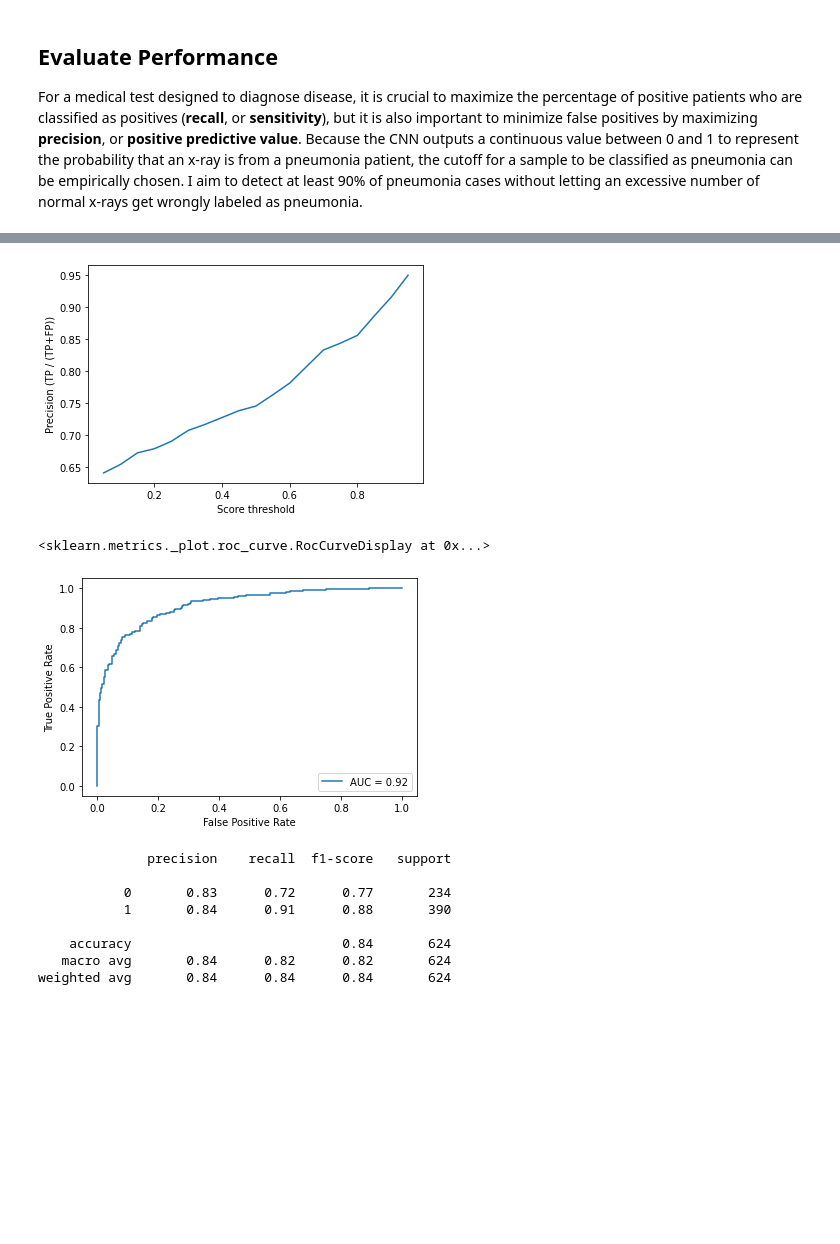
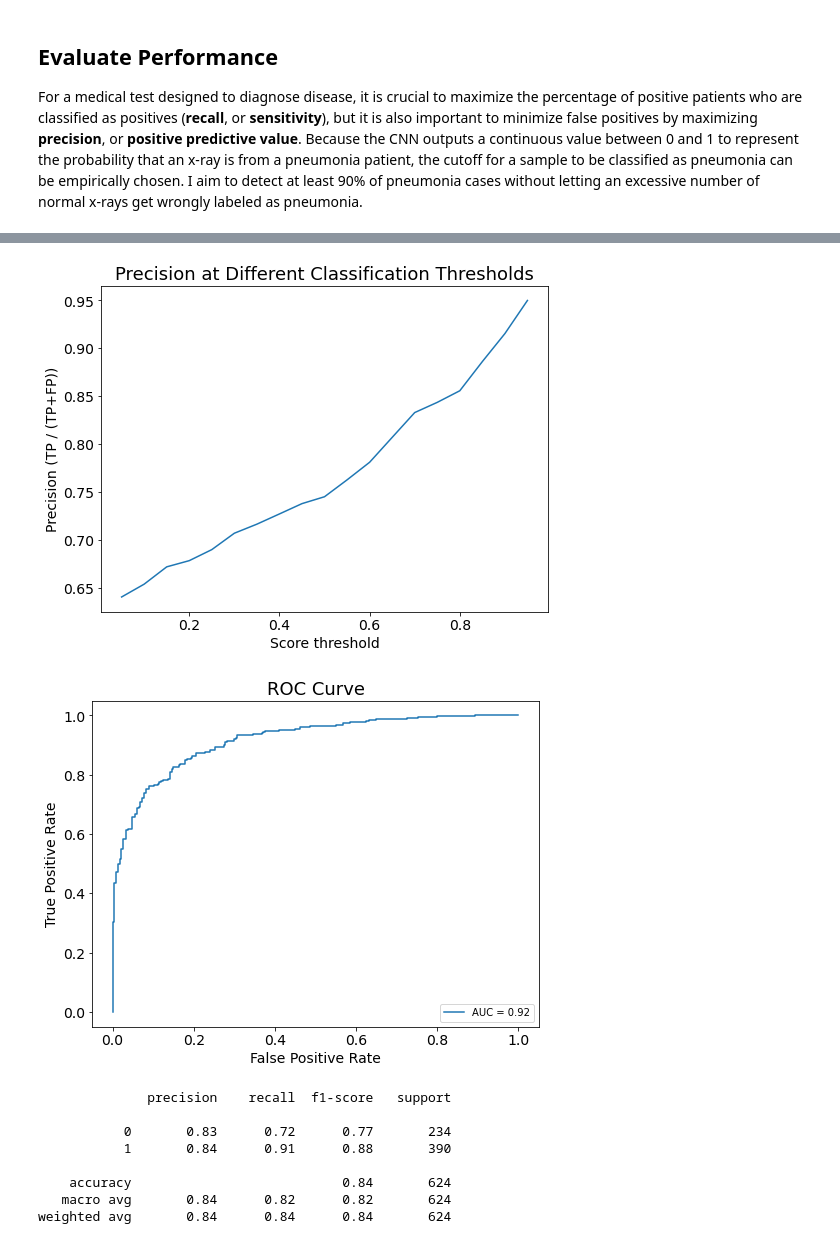
Before and after one commit to sepidehparhami/pneumonia-xray-cnn, a Jupyter notebook: pneumonia.ipynb, the cells around one changed output, grey strips where cells are left out. Cells and saved outputs as stored; diff of their text form; code cells hidden in the pictures; blank space fills up the shorter version.

```diff
--- a/pneumonia.ipynb
+++ b/pneumonia.ipynb
@@ -283 +284,6 @@ y_pred = model.predict(test_ds)
+# %%
+mpl.rc('axes', titlesize=18, labelsize=14)
+mpl.rc('xtick', labelsize=14)
+mpl.rc('ytick', labelsize=14)
+GRAPH_SIZE = (8, 6)
 # %%
@@ -301,22 +304,28 @@ plt.ylabel('Recall (TP / (TP+FN))');
 # %%
-# maximize positive predictive value (precision)
+# maximize positive predictive value (precision, TP / (TP+FP))
 m = tf.keras.metrics.Precision(thresholds=thresholds)
 m.update_state(y_test,[x for x in y_pred])
 precision = m.result().numpy()
 
-sns.lineplot(x=thresholds, y=precision)
+fig, ax = plt.subplots(1, 1, figsize=GRAPH_SIZE)
+sns.lineplot(x=thresholds, y=precision, ax=ax)
 plt.xlabel('Score threshold')
-plt.ylabel('Precision (TP / (TP+FP))');
+plt.ylabel('Precision (TP / (TP+FP))')
+plt.title('Precision at Different Classification Thresholds');
 # %% [output]
-[figure, old version]
+[figure, new version]
 # %%
 from sklearn.metrics import roc_curve, auc, RocCurveDisplay
 
+fig, ax = plt.subplots(1, 1, figsize=GRAPH_SIZE)
 fpr, tpr, _ = roc_curve(y_test, y_pred)
 roc_auc = auc(fpr, tpr)
-RocCurveDisplay(fpr=fpr, tpr=tpr, roc_auc=roc_auc).plot()
+curve = RocCurveDisplay(fpr=fpr, tpr=tpr, roc_auc=roc_auc)
+curve.plot(ax=ax)
+plt.xlabel('False Positive Rate')
+plt.ylabel('True Positive Rate')
+plt.title('ROC Curve');
 # %% [output]
-<sklearn.metrics._plot.roc_curve.RocCurveDisplay at 0x...>
-[figure, old version]
+[figure, new version]
 # %%
 # transform to a binary prediction with empirically chosen threshold
```
Also changed, not shown: parts of 9 cells of this notebook.
